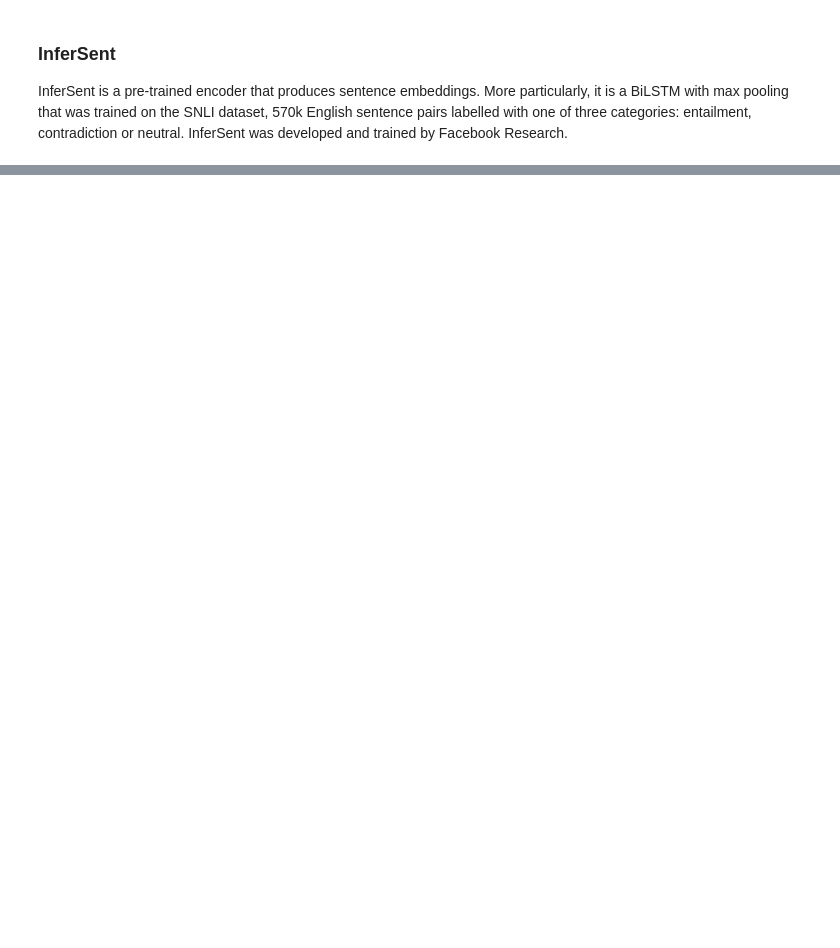
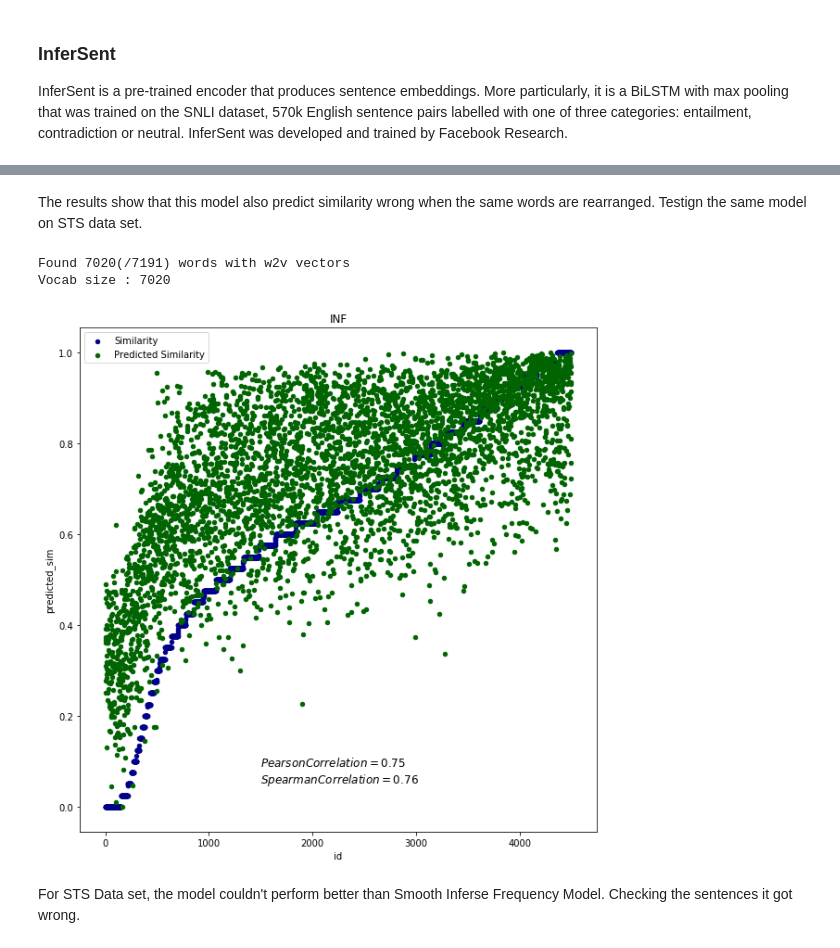
Before and after one commit to TharinduDR/Simple-Sentence-Similarity, a Jupyter notebook: Sentence Similarity.ipynb, the cells around one changed output, grey strips where cells are left out. Drawn from its saved outputs; the diff is of its cells as text; code cells hidden in the pictures; blank space fills up the shorter version.

```diff
--- a/Sentence Similarity.ipynb
+++ b/Sentence Similarity.ipynb
@@ -443,0 +492,11 @@ TypeError: Tensor objects are only iterable when eager execution is enabled. To
+# %%
+import math
+import numpy as np
+
+sims, topic = run_experiment(sick_train, benchmarks[0])
+sick_train['predicted_sim'] = pd.Series(sims).values
+sick_train = normalize(sick_train, ["predicted_sim"])
+sick_train["diff"] = np.sqrt((sick_train["predicted_sim"] - sick_train["sim"])**2)
+
+sick_train = sick_train.sort_values("diff", ascending=False)
+sick_train[:10]
@@ -443,0 +517,32 @@ TypeError: Tensor objects are only iterable when eager execution is enabled. To
+# %% [markdown]
+The results show that this model also predict similarity wrong when the same words are rearranged.
+Testign the same model on STS data set.
+# %%
+import scipy
+import matplotlib.pyplot as plt
+from preprocessing.normalize import normalize
+import pandas as pd
+from utility.run_experiment import run_experiment
+
+sts_dev = normalize(sts_dev, ["sim"])
+for i in range(0, 1):
+    sims, topic = run_experiment(sts_dev, benchmarks[i])
+    pearson_correlation = scipy.stats.pearsonr(sims, sts_dev['sim'])[0]
+    spearman_correlation = scipy.stats.spearmanr(sims, sts_dev['sim'])[0]
+    textstr = '$Pearson Correlation=%.2f$\n$Spearman Correlation=%.2f$'%(pearson_correlation, spearman_correlation)
+    sts_dev['predicted_sim'] = pd.Series(sims).values
+    sts_dev = normalize(sts_dev, ["predicted_sim"])
+    sts_dev = sts_dev.sort_values('sim')
+    id = list(range(0, len(sts_dev.index)))
+    sts_dev['id'] = pd.Series(id).values
+
+
+    ax = sick_train.plot(kind='scatter', x='id', y='sim',color='DarkBlue', label='Similarity', title = topic, figsize=(10,10));
+    sick_train.plot(kind='scatter', x='id', y='predicted_sim', color='DarkGreen', label='Predicted Similarity', ax=ax);
+    ax.text(1500, 0.05, textstr, fontsize=12)
+# %% [output]
+Found 7020(/7191) words with w2v vectors
+Vocab size : 7020
+[figure, added]
+# %% [markdown]
+For STS Data set, the model couldn't perform better than Smooth Inferse Frequency Model. Checking the sentences it got wrong.
```
Also changed, not shown: parts of 24 cells of this notebook.
